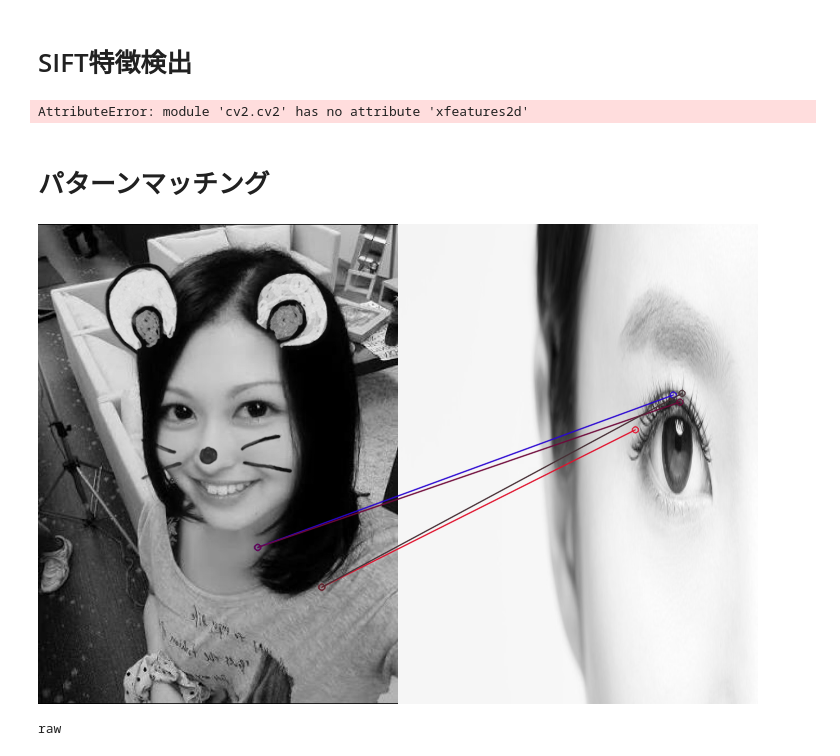
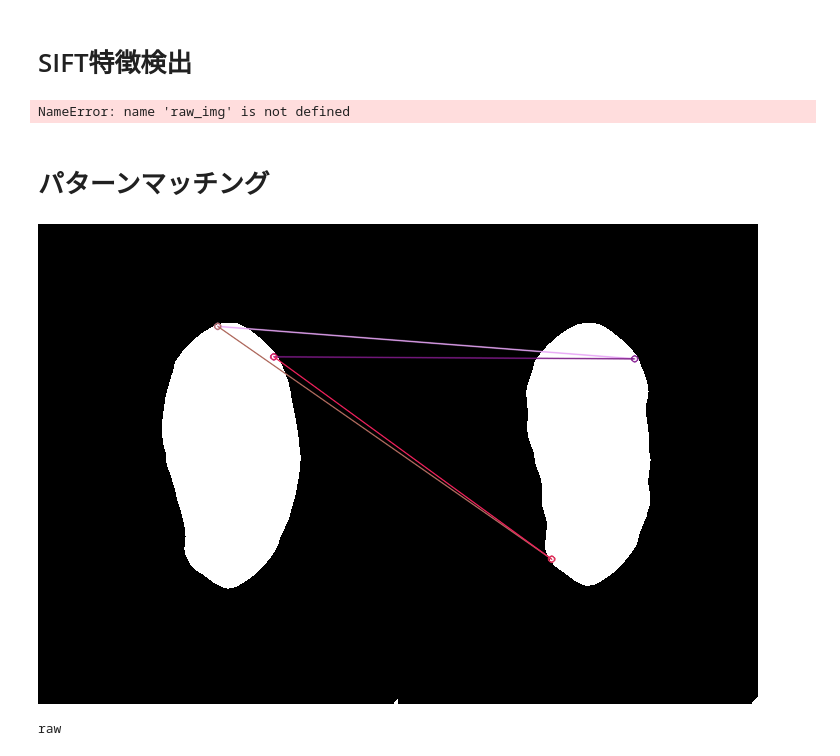
Before and after one commit to kinketsucom/Diff_Extraction, a Jupyter notebook: diff_extraction.ipynb, the cells around one changed output. Drawn from its saved outputs; the diff is of its cells as text; code cells hidden in the pictures.

```diff
--- a/diff_extraction.ipynb
+++ b/diff_extraction.ipynb
@@ -60,9 +62,8 @@ files = os.listdir(pos_dir)# ファイルのリストを取得
 for file in files:# ファイルの数だけループ
     index = re.search('.JPG', file)# 拡張子がjpgのものを検出
     if index:# jpgの時だけ
-        read_img = cv2.imread( pos_dir+file, cv2.IMREAD_GRAYSCALE)
+        read_img = cv2.imread( pos_dir+file)
         read_img = cv2.resize(read_img, size)
-        read_img = read_img
         raw_img.append(read_img)
 #negative
 neg_dir = dir+"/img/processed/"
@@ -70,7 +71,7 @@ files = os.listdir(neg_dir)# ファイルのリストを取得
 for file in files:# ファイルの数だけループ
     index = re.search('.JPG', file)# 拡張子がjpgのものを検出
     if index:# jpgの時だけ
-        read_img = cv2.imread( neg_dir+file,cv2.IMREAD_GRAYSCALE)
+        read_img = cv2.imread( neg_dir+file)
         read_img = cv2.resize(read_img, size)
         read_img = read_img
         proc_img.append(read_img)
@@ -81,9 +82,8 @@ files = os.listdir(neg_dir)# ファイルのリストを取得
 for file in files:# ファイルの数だけループ
     index = re.search('.JPG', file)# 拡張子がjpgのものを検出
     if index:# jpgの時だけ
-        read_img = cv2.imread( neg_dir+file,cv2.IMREAD_GRAYSCALE)
+        read_img = cv2.imread( neg_dir+file)
         read_img = cv2.resize(read_img, size)
-        read_img = read_img
         eye_img.append(read_img)
 
 
@@ -94,21 +94,3 @@ proc_img = np.asarray(proc_img)
 eye_img =np.asarray(eye_img)
 
 # diff_img = raw_img*0 #真っ黒のボックスを作成
-# %%
-def find_rect_of_target_color(image):
-    hsv = cv2.cvtColor(image, cv2.COLOR_BGR2HSV_FULL)
-    h = hsv[:, :, 0]
-    s = hsv[:, :, 1]
-    return h,s
-
-im = cv2.imread("./img/raw/1.JPG")
-h,s = find_rect_of_target_color(im)
-
-#肌色のマスクを作成
-mask = np.zeros(h.shape, dtype=np.uint8)
-mask[((0 < h) & (h < 30)) & ( 10 < s) & ( s <255)] = 255
-
-mask = cv2.resize(mask, size)
-im = cv2.resize(im, size)
-display_cv_image(mask)
-display_cv_image(im)
@@ -182,76 +302,75 @@ display_cv_image(img)
 import cv2
 
 # 画像ファイルの読み込み
-img = proc_img[0]
+img = raw_img[0]
 
-# # ORB (Oriented FAST and Rotated BRIEF)
-# detector = cv2.ORB_create()
+# ORB (Oriented FAST and Rotated BRIEF)
+detector = cv2.ORB_create()
 
-# # 特徴検出
-# keypoints = detector.detect(img)
+# 特徴検出
+keypoints = detector.detect(img)
 
-# # 画像への特徴点の書き込み
-# out = cv2.drawKeypoints(img, keypoints, None)
+# 画像への特徴点の書き込み
+out = cv2.drawKeypoints(img, keypoints, None)
 
-# # 表示
-# display_cv_image(out)
-# cv2.imshow("keypoints", out)
+# 表示
+display_cv_image(out)
+cv2.imshow("keypoints", out)
 
 
-# def sift(path):
-#     import cv2
-#     import numpy as np
-#     import matplotlib.pyplot as plt
+def sift(path):
+    import cv2
+    import numpy as np
+    import matplotlib.pyplot as plt
 
-#     img = cv2.imread(path)
-#     grayed = cv2.cvtColor(img,cv2.COLOR_BGR2GRAY)
+    img = cv2.imread(path)
+    grayed = cv2.cvtColor(img,cv2.COLOR_BGR2GRAY)
 
 
 
-#     img = cv2.drawKeypoints(grayed, points, None)
-#     plt.imshow(img)
+    img = cv2.drawKeypoints(grayed, points, None)
+    plt.imshow(img)
 
 # sift(IMAGE_PATH)
 # %% [output]
-AttributeError: module 'cv2.cv2' has no attribute 'xfeatures2d'
+NameError: name 'raw_img' is not defined
 # %% [markdown]
 # パターンマッチング
 # %%
 # 画像読込
-img1 = proc_img[0]
-img2 = raw_img[0]
-img2 = eye_img[0]
+img1 = mask
+img2 = mask2
 
 
 # A-KAZE検出器の生成
 detector = cv2.AKAZE_create()
 
 # 特徴量の検出と特徴量ベクトルの計算
 kp1, des1 = detector.detectAndCompute(img1, None)
 kp2, des2 = detector.detectAndCompute(img2, None)
 
 # Brute-Force Matcherの生成
 bf = cv2.BFMatcher()
 
 # 特徴量ベクトル同士をBrute-Force＆KNNでマッチング
 matches = bf.knnMatch(des1, des2, k=2)
 
 # データを間引く
 ratio = 0.2
 good = []
 for m, n in matches:
     if m.distance < ratio * n.distance:
         good.append([m])
 
 # 特徴量をマッチング状況に応じてソート
 good = sorted(matches, key = lambda x : x[1].distance)
 
 # 対応する特徴点同士を描画
 img3 = cv2.drawMatchesKnn(img1, kp1, img2, kp2, good[:2], None, flags=2)
 
 display_cv_image(img3, '.png')
 # %% [output]
-[figure, old version]
+[figure, new version]
 # %%
 # img_03_07 = cv2.addWeighted(raw_img[0], 20, proc_img[0], 20, 2.2)
 # cv2.imwrite('img_0.5_0.5.jpg', img_03_07)
```
Also changed, not shown: parts of 11 cells of this notebook, 3 other files.
